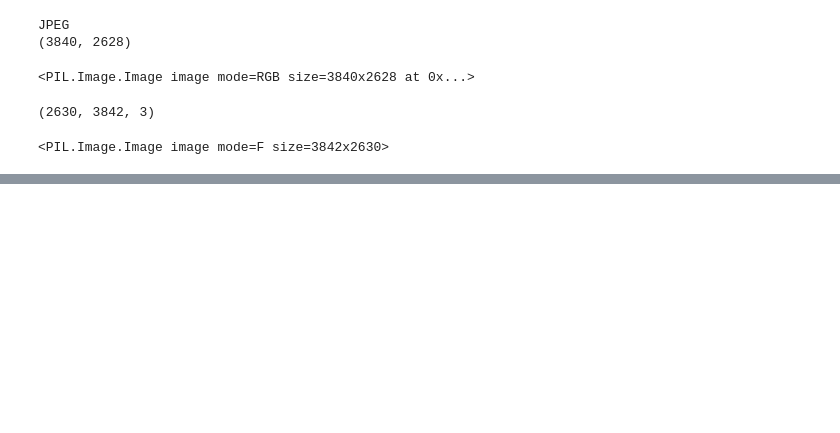
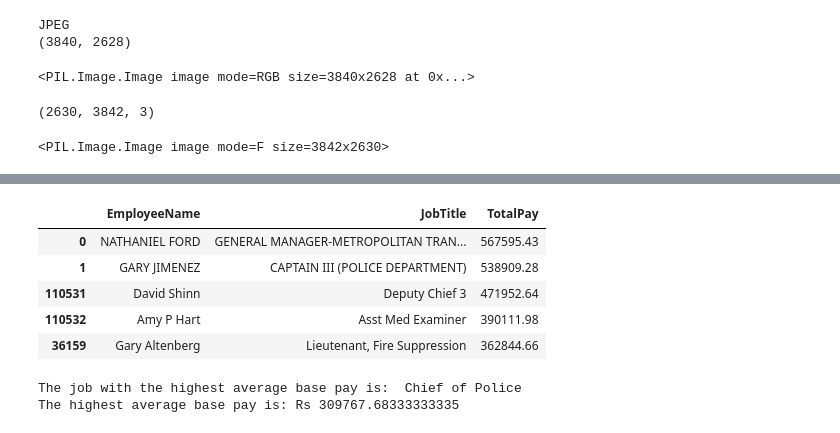
Before and after one commit to nyanko3434/Year-2-Part-I_Data_Science_Lab, a Jupyter notebook: Lab2/Lab2_assingment.ipynb, the cells around one changed output, grey strips where cells are left out. Drawn from its saved outputs; the diff is of its cells as text; code cells hidden in the pictures; blank space fills up the shorter version.

```diff
--- a/Lab2/Lab2_assingment.ipynb
+++ b/Lab2/Lab2_assingment.ipynb
@@ -64,0 +182,18 @@ edgeImage.show()
+# %%
+ep.sort_values(by='TotalPay', ascending=False).head(5)[['EmployeeName', 'JobTitle', 'TotalPay']]
+# %% [output]
+|  | EmployeeName | JobTitle | TotalPay |
+| 0 | NATHANIEL FORD | GENERAL MANAGER-METROPOLITAN TRAN... | 567595.43 |
+| 1 | GARY JIMENEZ | CAPTAIN III (POLICE DEPARTMENT) | 538909.28 |
+| 110531 | David Shinn | Deputy Chief 3 | 471952.64 |
+| 110532 | Amy P Hart | Asst Med Examiner | 390111.98 |
+| 36159 | Gary Altenberg | Lieutenant, Fire Suppression | 362844.66 |
+# %%
+average_basepay = ep.groupby('JobTitle')['BasePay'].mean()
+highest_avg_pay_job = average_basepay.idxmax()
+highest_avg_pay = average_basepay.max()
+print("The job with the highest average base pay is: ", highest_avg_pay_job)
+print("The highest average base pay is: Rs", highest_avg_pay)
+# %% [output]
+The job with the highest average base pay is:  Chief of Police
+The highest average base pay is: Rs 309767.68333333335
```
Also changed, not shown: parts of 14 cells of this notebook, 1 other file.
